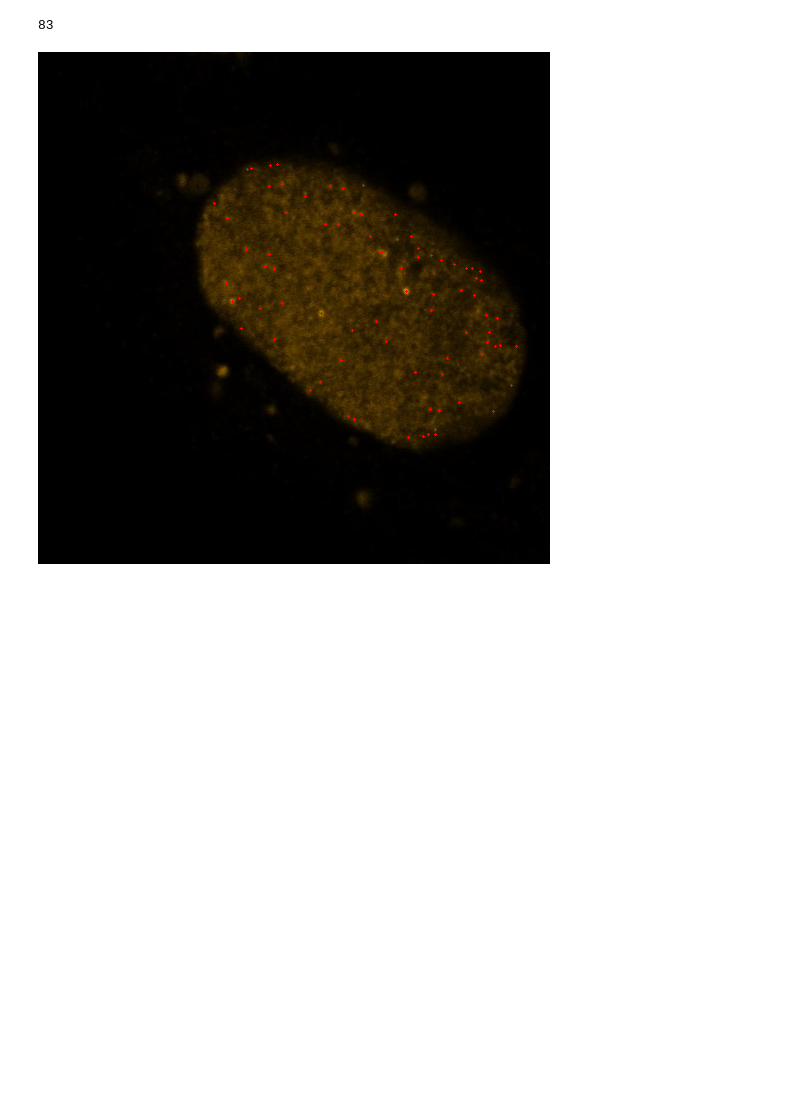
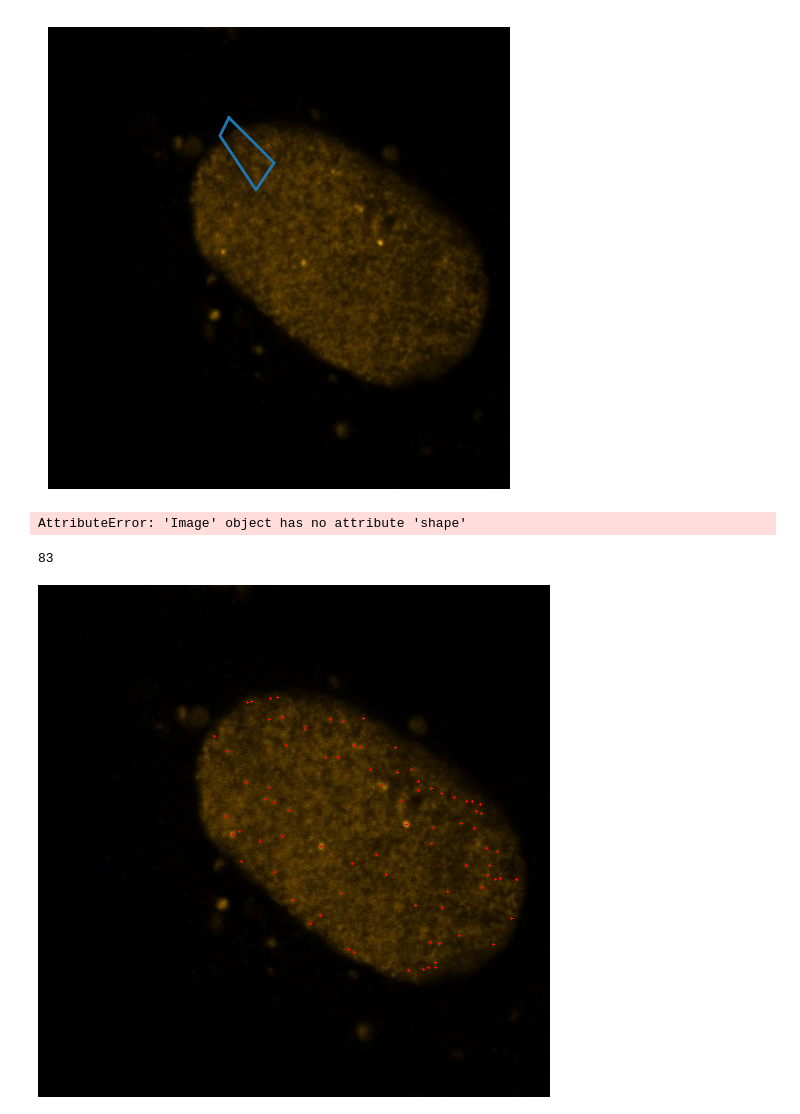
Before and after one commit to Lopatushka/LLPS, a Jupyter notebook: Kmean.ipynb, the cells around one changed output. Saved outputs shown, nothing was run; the diff lists cells and outputs as text; code cells hidden in the pictures; blank space fills up the shorter version.

```diff
--- a/Kmean.ipynb
+++ b/Kmean.ipynb
@@ -16,0 +53,6 @@ df.shape[0]
+# %%
+# open image
+image = Image.open("./examples/series_01.jpg").convert("RGB")
+
+# convert RGB → grayscale
+gray = rgb2gray(image)
@@ -17,3 +66,19 @@ df.shape[0]
+# %%
+# polygon points (arrays or lists)
+x = [200, 250, 230, 190]
+y = [100, 150, 180, 120]
+
+plt.figure(figsize=(6,6))
+plt.imshow(image, cmap="gray")
+plt.plot(x + [x[0]], y + [y[0]], linewidth=2)  # close polygon
+plt.axis("off")
+plt.show()
+# %% [output]
+[figure, added]
+# %%
+mask = np.zeros(image.shape, dtype=bool)
+# %% [output]
+AttributeError: 'Image' object has no attribute 'shape'
 # %%
 def draw_localizations(
     df,
```
Also changed, not shown: parts of 9 cells of this notebook.
